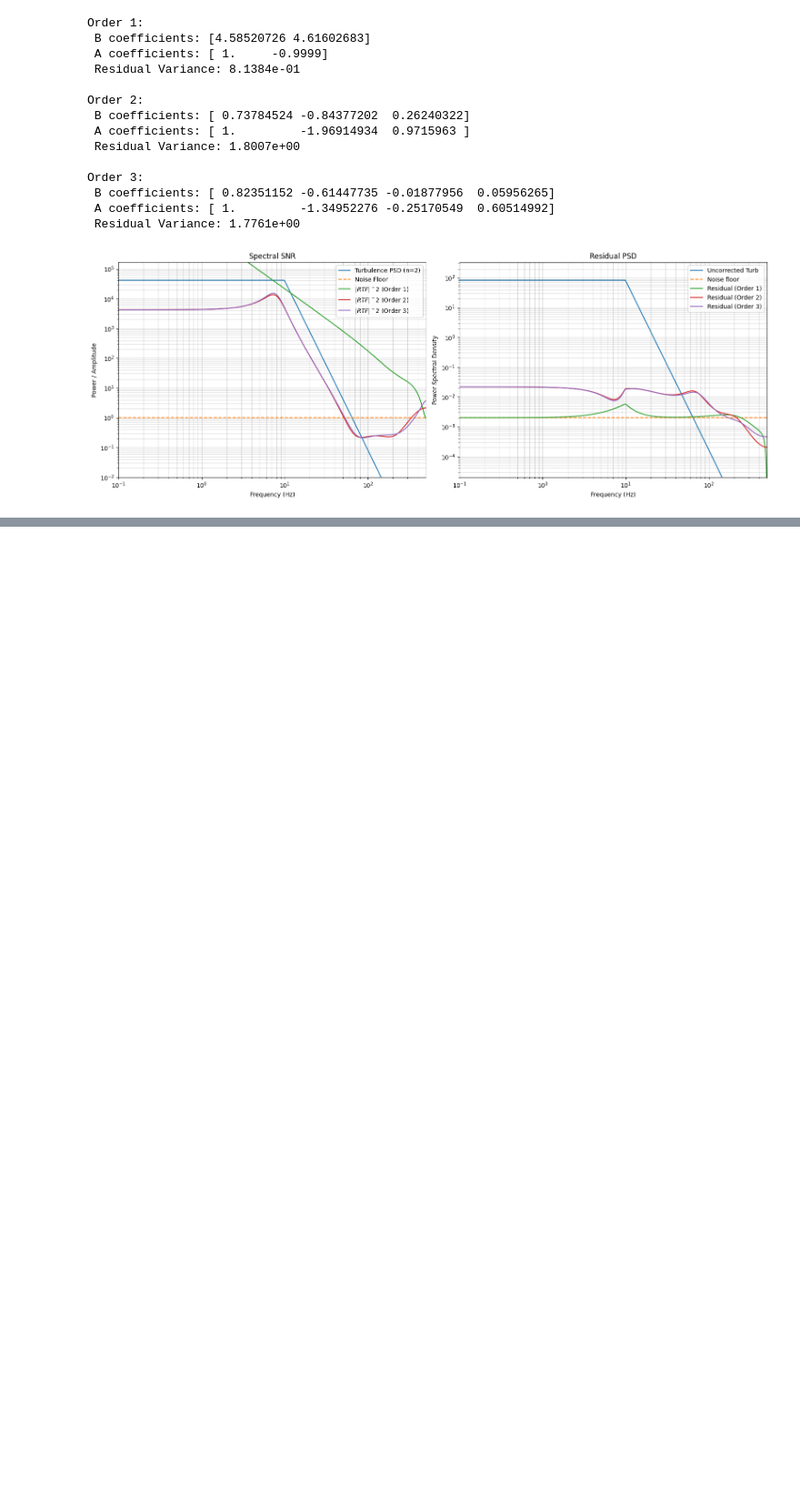
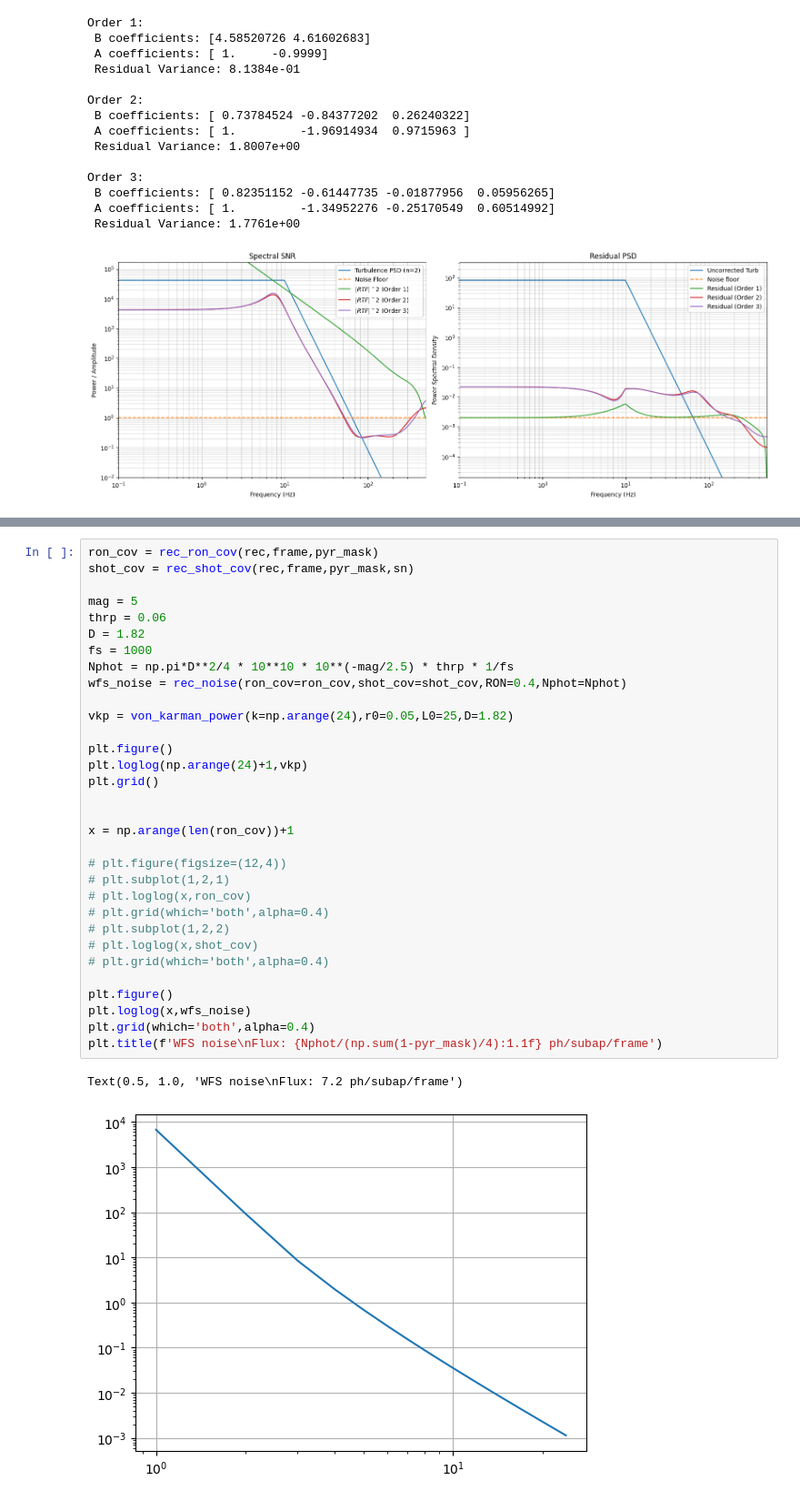
Before and after one commit to ArcetriAdaptiveOptics/SPECULA, a Jupyter notebook: config/ErrorBudget/optIIRTFs.ipynb, the cells around one changed output, grey strips where cells are left out. Shown at 91% size. Drawn from its saved outputs; the diff is of its cells as text; blank space fills up the shorter version.

```diff
--- a/config/ErrorBudget/optIIRTFs.ipynb
+++ b/config/ErrorBudget/optIIRTFs.ipynb
@@ -177,0 +232,35 @@ Order 3:
+# %%
+ron_cov = rec_ron_cov(rec,frame,pyr_mask)
+shot_cov = rec_shot_cov(rec,frame,pyr_mask,sn)
+
+mag = 5
+thrp = 0.06
+D = 1.82
+fs = 1000
+Nphot = np.pi*D**2/4 * 10**10 * 10**(-mag/2.5) * thrp * 1/fs
+wfs_noise = rec_noise(ron_cov=ron_cov,shot_cov=shot_cov,RON=0.4,Nphot=Nphot)
+
+vkp = von_karman_power(k=np.arange(24),r0=0.05,L0=25,D=1.82)
+
+plt.figure()
+plt.loglog(np.arange(24)+1,vkp)
+plt.grid()
+
+
+x = np.arange(len(ron_cov))+1
+
+# plt.figure(figsize=(12,4))
+# plt.subplot(1,2,1)
+# plt.loglog(x,ron_cov)
+# plt.grid(which='both',alpha=0.4)
+# plt.subplot(1,2,2)
+# plt.loglog(x,shot_cov)
+# plt.grid(which='both',alpha=0.4)
+
+plt.figure()
+plt.loglog(x,wfs_noise)
+plt.grid(which='both',alpha=0.4)
+plt.title(f'WFS noise\nFlux: {Nphot/(np.sum(1-pyr_mask)/4):1.1f} ph/subap/frame')
+# %% [output]
+Text(0.5, 1.0, 'WFS noise\nFlux: 7.2 ph/subap/frame')
+[figure, added]
```
Also changed, not shown: parts of 3 cells of this notebook.
